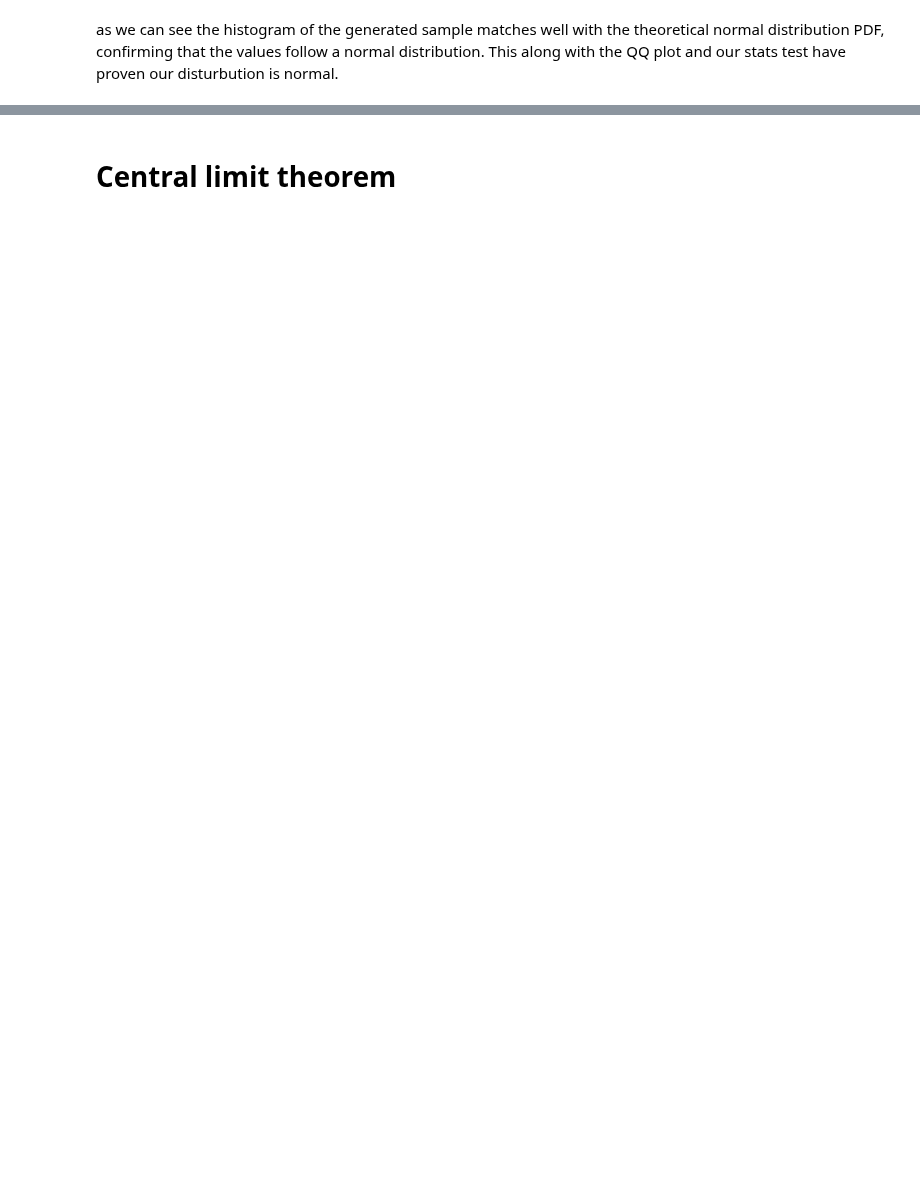
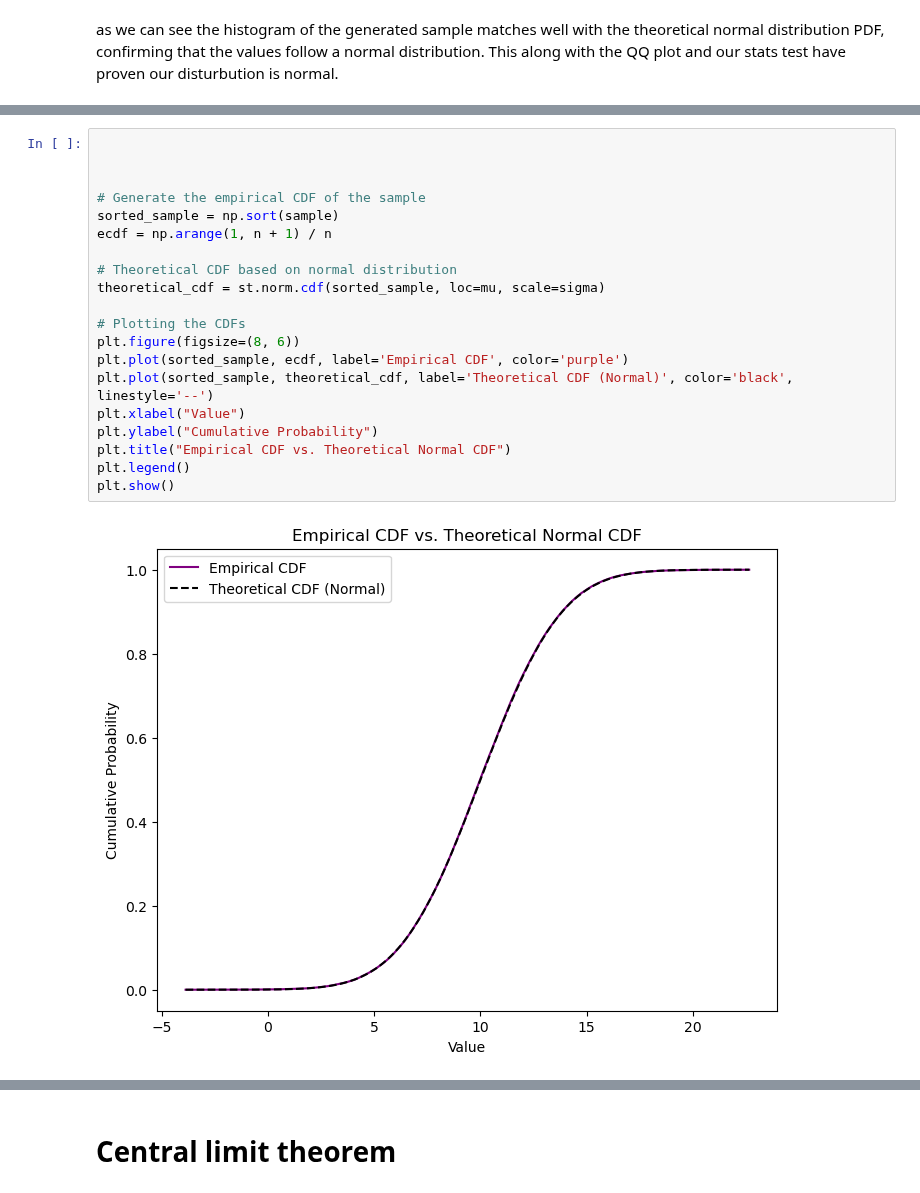
Before and after one commit to keithmmc/appliedstats, a Jupyter notebook: tasks.ipynb, the cells around one changed output, grey strips where cells are left out. Cells and saved outputs as stored; diff of their text form; blank space fills up the shorter version.

```diff
--- a/tasks.ipynb
+++ b/tasks.ipynb
@@ -422,0 +435,22 @@ as we can see the histogram of the generated sample matches well with the theore
+# %%
+
+
+
+# Generate the empirical CDF of the sample
+sorted_sample = np.sort(sample)
+ecdf = np.arange(1, n + 1) / n
+
+# Theoretical CDF based on normal distribution
+theoretical_cdf = st.norm.cdf(sorted_sample, loc=mu, scale=sigma)
+
+# Plotting the CDFs
+plt.figure(figsize=(8, 6))
+plt.plot(sorted_sample, ecdf, label='Empirical CDF', color='purple')
+plt.plot(sorted_sample, theoretical_cdf, label='Theoretical CDF (Normal)', color='black', linestyle='--')
+plt.xlabel("Value")
+plt.ylabel("Cumulative Probability")
+plt.title("Empirical CDF vs. Theoretical Normal CDF")
+plt.legend()
+plt.show()
+# %% [output]
+[figure, added]
```
Also changed, not shown: parts of 18 cells of this notebook.
